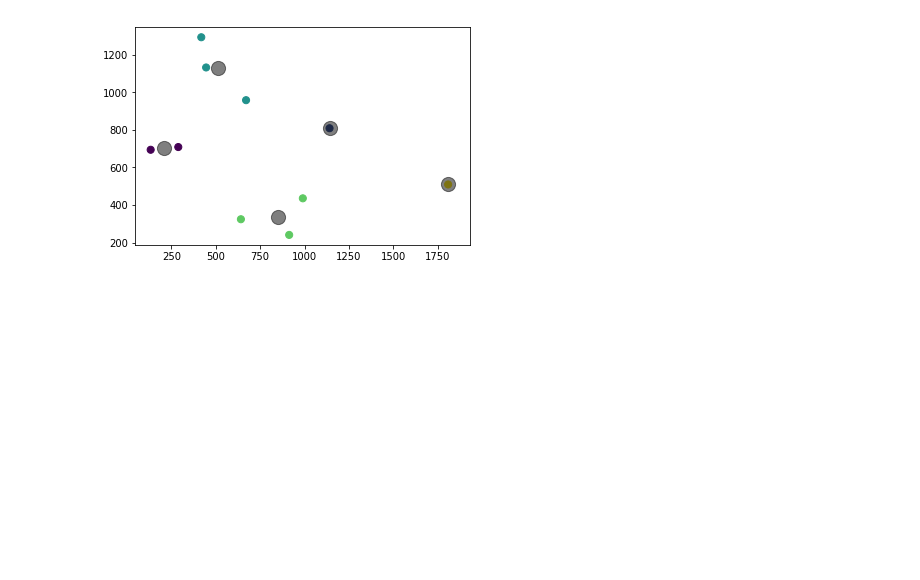
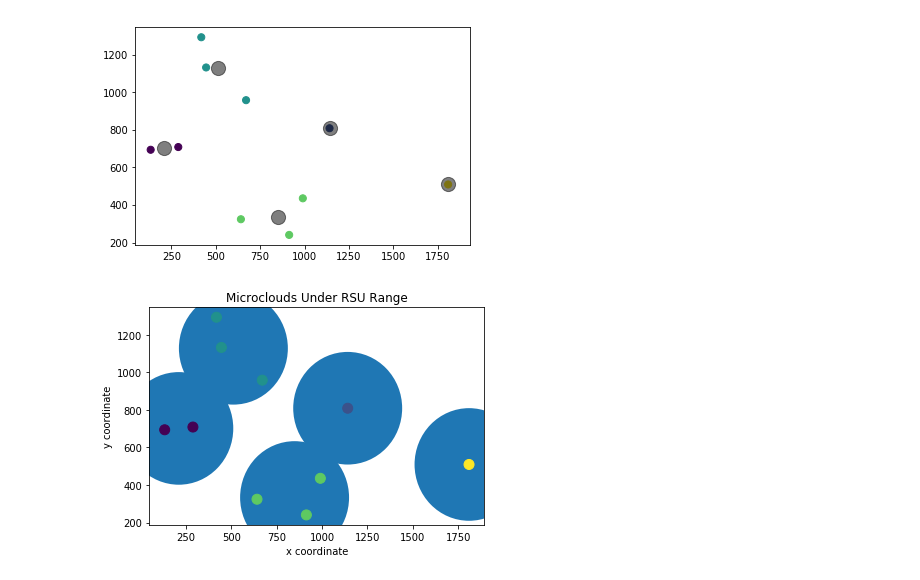
Before and after one commit to JuanMantica123/vanet_simulator, a Jupyter notebook: Physical_Servers.ipynb, the cells around one changed output. Drawn from its saved outputs; the diff is of its cells as text; code cells hidden in the pictures; blank space fills up the shorter version.

Commit message:
Did data analysis in physical and virtual servers

```diff
--- a/Physical_Servers.ipynb
+++ b/Physical_Servers.ipynb
@@ -51,3 +52,17 @@ centers = kmeans.cluster_centers_
 plt.scatter(centers[:, 0], centers[:, 1], c='black', s=200, alpha=0.5);
 # %% [output]
 [figure]
+# %%
+physical_server_range = 300
+# %%
+fig, ax = plt.subplots()
+plt.xlabel("x coordinate")
+plt.ylabel("y coordinate")
+plt.title("Microclouds Under RSU Range")
+for physical_server_coords in centers:
+    physical_server = plt.Circle(physical_server_coords,physical_server_range)
+    ax.add_artist(physical_server)
+plt.scatter(pasubio_df[:, 0], pasubio_df[:, 1], c=y_kmeans, s=100, cmap='viridis',zorder=10)
+plt.show()
+# %% [output]
+[figure, added]
```
Also changed, not shown: parts of 4 cells of this notebook, 2 other files.
